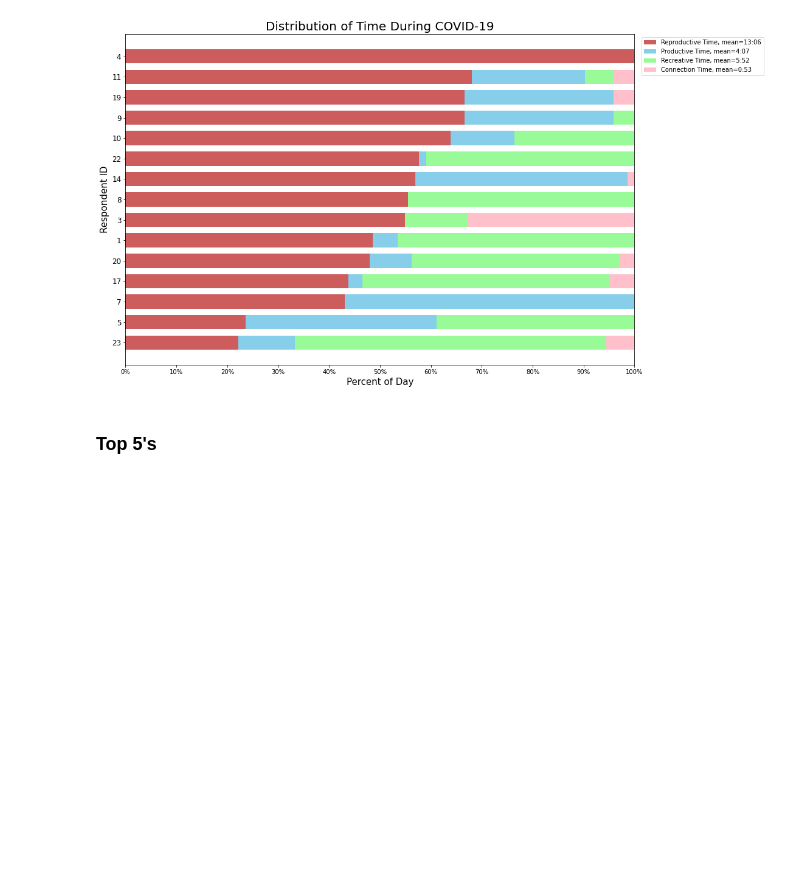
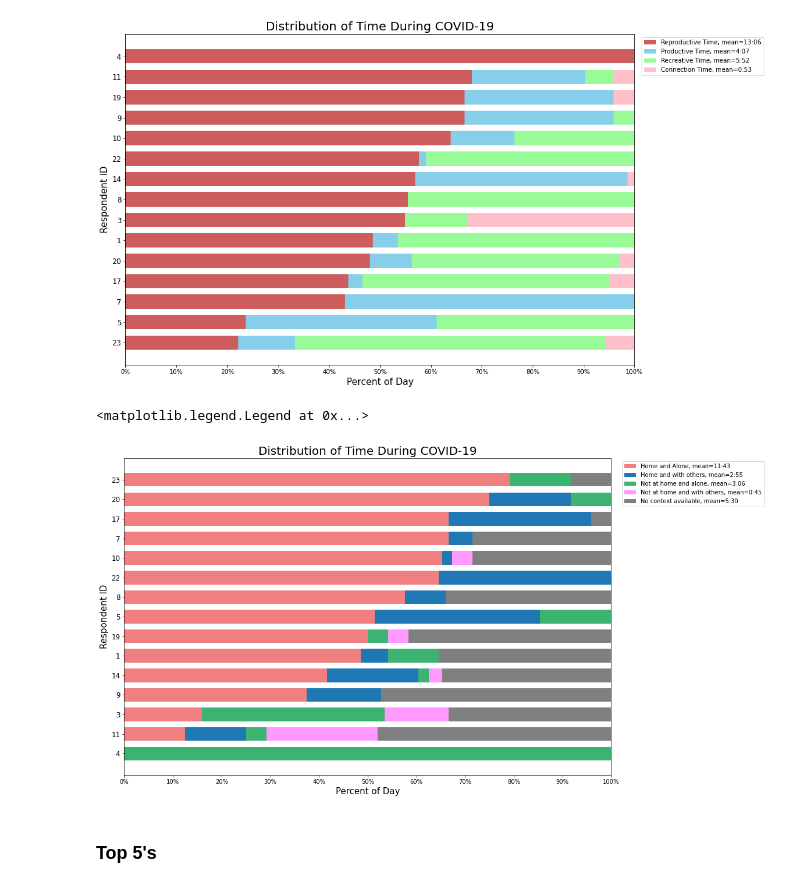
Before and after one commit to tommiehayes/Time-use-Analysis, a Jupyter notebook: Time use Analysis.ipynb, the cells around one changed output. Drawn from its saved outputs; the diff is of its cells as text; code cells hidden in the pictures; blank space fills up the shorter version.

Commit message:
Home and Alone distribution graph

```diff
--- a/Time use Analysis.ipynb
+++ b/Time use Analysis.ipynb
@@ -30,6 +30,7 @@ dur_pri = pd.read_excel("data/dur_pri.xlsx", index_col = 0)
 dur_sec = pd.read_excel("data/dur_sec.xlsx", index_col = 0)
 dur_total = pd.read_excel("data/dur_total.xlsx", index_col = 0)
 dur_home_alone = pd.read_excel("data/dur_home_alone.xlsx", index_col = 0)
+daboiz = pd.read_excel("data/daboiz.xlsx", index_col=0)
 
 #Pre COVID-19 morning/afternoon/evening datasets
 pre_pri_morn = pd.read_excel("data/pre_pri_morn.xlsx", index_col = 0)
@@ -539,6 +540,42 @@ plt.xlim(0, 24)
 # %% [output]
 (0.0, 24.0)
 [figure]
+# %%
+_l1 = daboiz[daboiz.columns[0]].sort_values()
+_l2 = daboiz[daboiz.columns[1]].reindex(_l1.index)
+_l3 = daboiz[daboiz.columns[2]].reindex(_l1.index)
+_l4 = daboiz[daboiz.columns[3]].reindex(_l1.index)
+_l5 = daboiz[daboiz.columns[4]].reindex(_l1.index)
+# %%
+l1 = np.array(_l1)
+l2 = np.array(_l2)
+l3 = np.array(_l3)
+l4 = np.array(_l4)
+l5 = np.array(_l5)
+# %%
+#Grouping method 3 plot During
+fig, ax = plt.subplots(figsize=(15, 10))
+x = np.arange(len(d1))
+y = np.arange(11)
+width=0.7
+
+plot1 = ax.barh(x, l1, width, color='lightcoral', label='Home and Alone, mean={}'.format(convert(l1.mean()/60)))
+plot2 = ax.barh(x, l2, width, left=l1, color='tab:blue', label='Home and with others, mean={}'.format(convert(l2.mean()/60)))
+plot3 = ax.barh(x, l3, width, left=l1+l2, color='mediumseagreen', label='Not at home and alone, mean={}'.format(convert(l3.mean()/60)))
+plot4 = ax.barh(x, l4, width, left=l1+l2+l3, color='fuchsia', label='Not at home and with others, mean={}'.format(convert(l4.mean()/60)), alpha=0.4)
+plot5 = ax.barh(x, l5, width, left=l1+l2+l3+l4, color='black', label='No context available, mean={}'.format(convert(l5.mean()/60)), alpha=0.5)
+
+ax.set_yticks(x)
+ax.set_yticklabels(_l1.index, size=12)
+ax.set_title('Distribution of Time During COVID-19', size=20)
+ax.set_ylabel('Respondent ID', size=15)
+ax.set_xlabel('Percent of Day', size=15)
+ax.set_xticks(y*2.4*60)
+ax.xaxis.set_major_formatter(mtick.PercentFormatter(1440))
+ax.legend(loc=1, bbox_to_anchor=(1.32, 1))
+# %% [output]
+<matplotlib.legend.Legend at 0x...>
+[figure, added]
 # %% [markdown]
 ### Top 5's
 # %%
```
Also changed, not shown: parts of 1 cell of this notebook.
